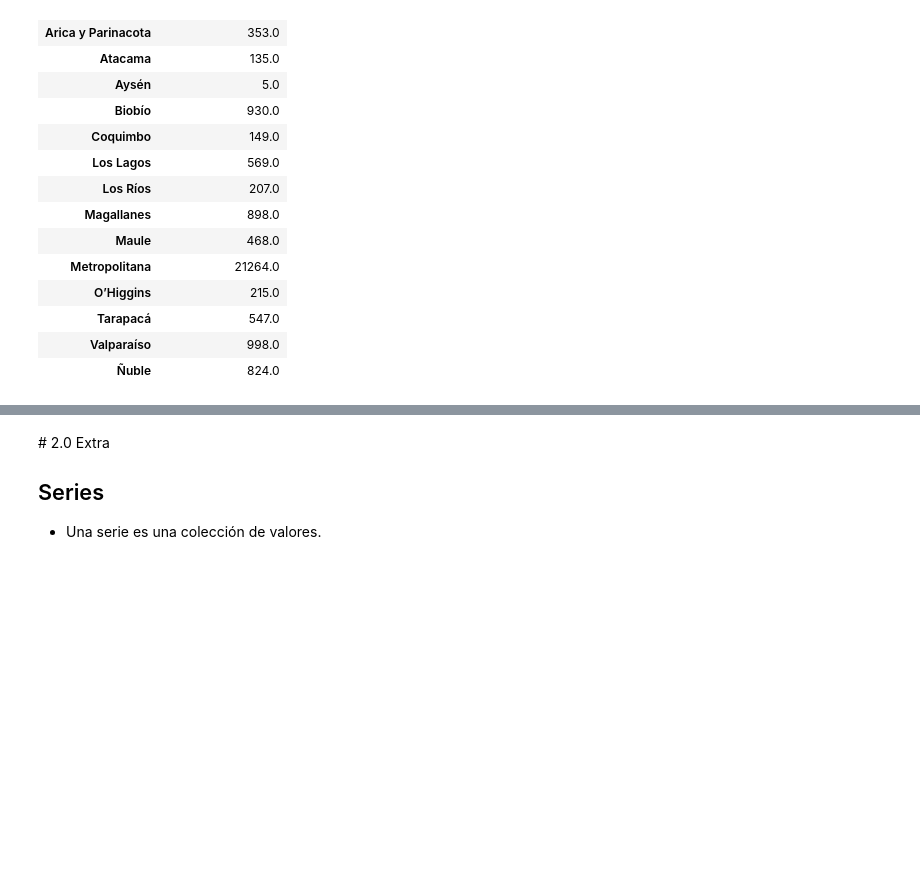
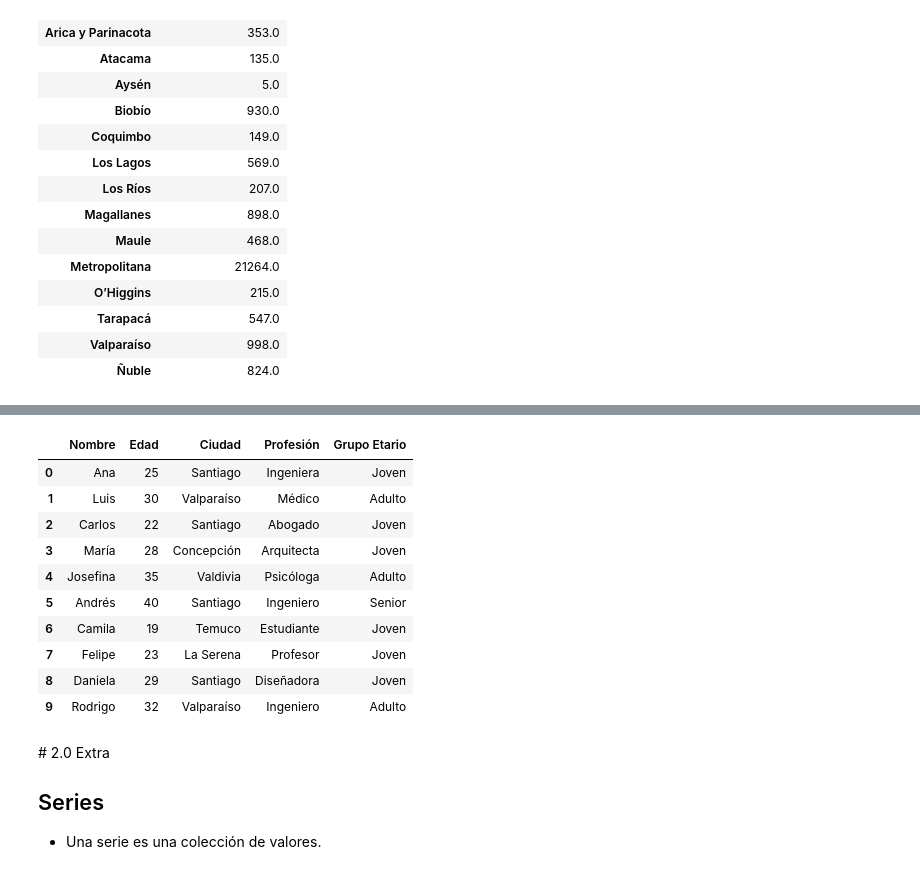
Before and after one commit to daniopitz/visualizaci-n, a Jupyter notebook: clases_practicas/clase01.ipynb, the cells around one changed output, grey strips where cells are left out. Drawn from its saved outputs; the diff is of its cells as text; code cells hidden in the pictures; blank space fills up the shorter version.

```diff
--- a/clases_practicas/clase01.ipynb
+++ b/clases_practicas/clase01.ipynb
@@ -446,0 +499,10 @@ df_sum.plot(kind='bar')
+# %%
+data = {
+    'Nombre': ['Ana', 'Luis', 'Carlos', 'María', 'Josefina', 'Andrés', 'Camila', 'Felipe', 'Daniela', 'Rodrigo'],
+    'Edad': [25, 30, 22, 28, 35, 40, 19, 23, 29, 32],
+    'Ciudad': ['Santiago', 'Valparaíso', 'Santiago', 'Concepción', 'Valdivia', 'Santiago', 'Temuco', 'La Serena', 'Santiago', 'Valparaíso'],
+    'Profesión': ['Ingeniera', 'Médico', 'Abogado', 'Arquitecta', 'Psicóloga', 'Ingeniero', 'Estudiante', 'Profesor', 'Diseñadora', 'Ingeniero']
+}
+# %%
+datos2=pd.DataFrame(data)
+datos2
@@ -447,3 +521,17 @@ df_sum.plot(kind='bar')
+# %%
+datos2
+# %% [output]
+|  | Nombre | Edad | Ciudad | Profesión | Grupo Etario |
+| 0 | Ana | 25 | Santiago | Ingeniera | Joven |
+| 1 | Luis | 30 | Valparaíso | Médico | Adulto |
+| 2 | Carlos | 22 | Santiago | Abogado | Joven |
+| 3 | María | 28 | Concepción | Arquitecta | Joven |
+| 4 | Josefina | 35 | Valdivia | Psicóloga | Adulto |
+| 5 | Andrés | 40 | Santiago | Ingeniero | Senior |
+| 6 | Camila | 19 | Temuco | Estudiante | Joven |
+| 7 | Felipe | 23 | La Serena | Profesor | Joven |
+| 8 | Daniela | 29 | Santiago | Diseñadora | Joven |
+| 9 | Rodrigo | 32 | Valparaíso | Ingeniero | Adulto |
 # %% [markdown]
 # 2.0 Extra
 ## Series
```
Also changed, not shown: parts of 14 cells of this notebook.
